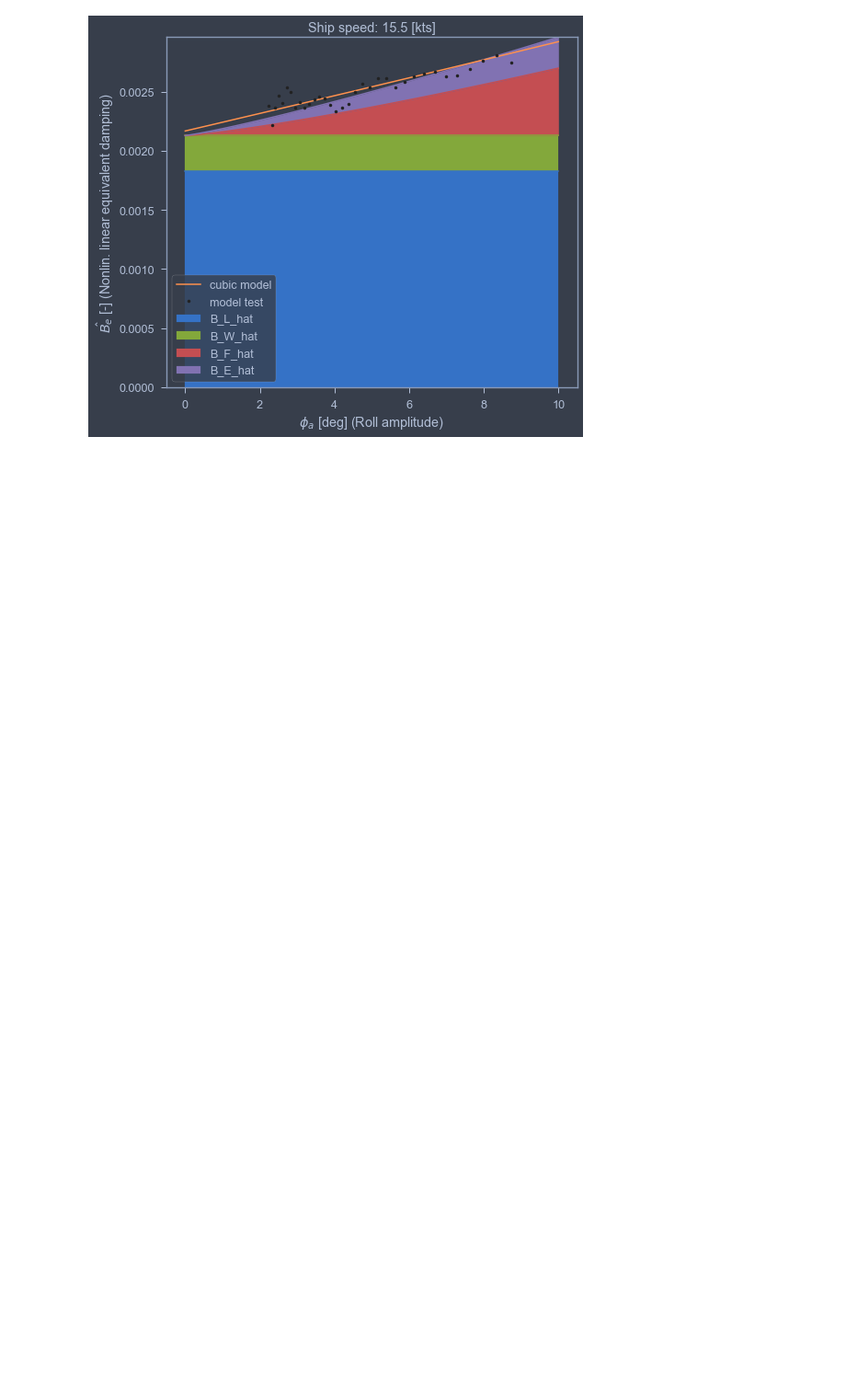
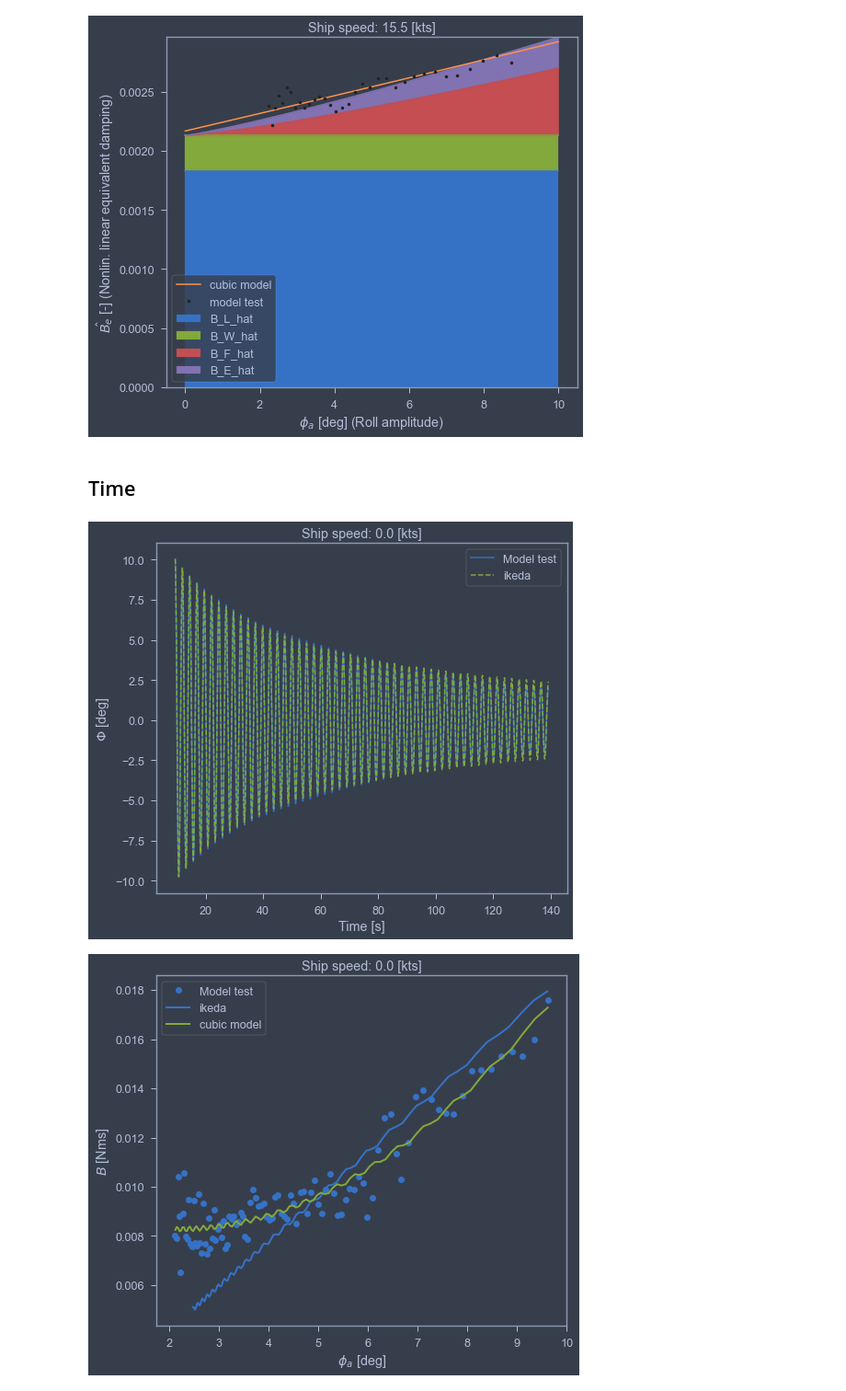
Before and after one commit to martinlarsalbert/Prediction-of-roll-motion-using-fully-nonlinear-potential-flow-and-Ikedas-method, a Jupyter notebook: notebooks/04.3_KVLCC2_Ikedas_model_tests.ipynb, the cells around one changed output. Shown at 92% size. Cells and saved outputs as stored; diff of their text form; code cells hidden in the pictures; blank space fills up the shorter version.

Commit message:
Got good results with ikeda time simulations also.

```diff
--- a/notebooks/04.3_KVLCC2_Ikedas_model_tests.ipynb
+++ b/notebooks/04.3_KVLCC2_Ikedas_model_tests.ipynb
@@ -147,6 +148,7 @@ results = pd.DataFrame()
 for id, row in df_rolldecays.iterrows():
     run = db.session.query(Run).get(int(row.name))
     run = database.load_run(run, save_as_example=False, prefer_hdf5=True)
+    scale_factor = run.model.scale_factor
 
     resource = resources[id]
 
@@ -241,3 +243,74 @@ for id,df_ikeda in results.groupby(by='id'):
 # %% [output]
 [figure]
 [figure]
+# %% [markdown]
+## Time
+# %%
+def residual(x,df, omega0):
+    """
+    Residual function for least square fit
+    """
+
+    B_1 = x[0]
+    B_2 = x[1]
+    B_3 = x[2]
+
+    phi_a = df.index
+    B_e_pred = lambdas.B_e_lambda_cubic(B_1=B_1, B_2=B_2, B_3=B_3, omega0=omega0, phi_a=phi_a)
+    B_e_true = df['B_44']
+    error = B_e_true-B_e_pred
+
+    return error
+# %%
+for id,df_ikeda in results.groupby(by='id'):
+
+    ## Convert to dimensional damping [Nm/s]
+    df_ikeda['B_44'] = lambdas.B_from_hat_lambda(B_44_hat=df_ikeda['B_44_hat'], Disp=volume, beam=beam, g=g, rho=rho)
+
+    ## Load the cubic model
+    resource = resources[id]
+    model = joblib.load(resource['roll_decay_model'])
+    estimator = model['estimator']
+    result_for_database = estimator.result_for_database(meta_data=meta_data)
+    omega0=result_for_database['omega0']
+    A_44=result_for_database['A_44']
+
+    ## Use least square fit of B_44 as a function of phi_a to determine B_1, B_2 and B_3:
+    x0 = [result_for_database['B_1'],
+      result_for_database['B_2'],
+      result_for_database['B_3'],
+     ]
+    kwargs = {
+    'df':df_ikeda,
+    'omega0':omega0,
+    }
+
+    result = least_squares(fun=residual, x0=x0, kwargs=kwargs, method='lm')
+    assert result.success
+
+    ## Feed the results into a cubic model:
+    parameters = {
+    'B_1A':result.x[0]/A_44,
+    'B_2A':result.x[1]/A_44,
+    'B_3A':result.x[2]/A_44,
+    'C_1A':estimator.parameters['C_1A'],
+    'C_3A':estimator.parameters['C_3A'],
+    'C_5A':estimator.parameters['C_5A'],
+    }
+
+    model_ikeda = EstimatorCubic.load(**parameters, X=estimator.X)
+
+    ## Plotting:
+    fig,ax=plt.subplots()
+    model_ikeda.plot_fit(label='ikeda', ax=ax)
+    s = df_rolldecays.loc[id]
+    title='Ship speed: %0.1f [kts]' % s.ship_speed
+    ax.set_title(title)
+
+    fig,ax=plt.subplots()
+    model_ikeda.plot_damping(label='ikeda', ax=ax)
+    model['estimator'].plot_damping(label='cubic model', include_model_test=False, ax=ax)
+    ax.set_title(title)
+# %% [output]
+[figure, added]
+[figure, added]
```
Also changed, not shown: parts of 2 cells of this notebook, 1 other file.
